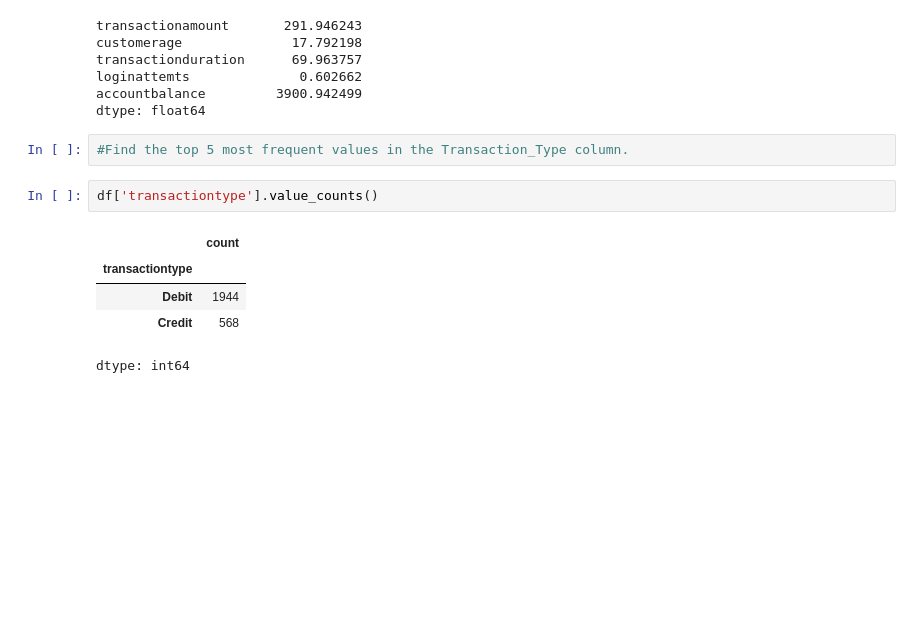
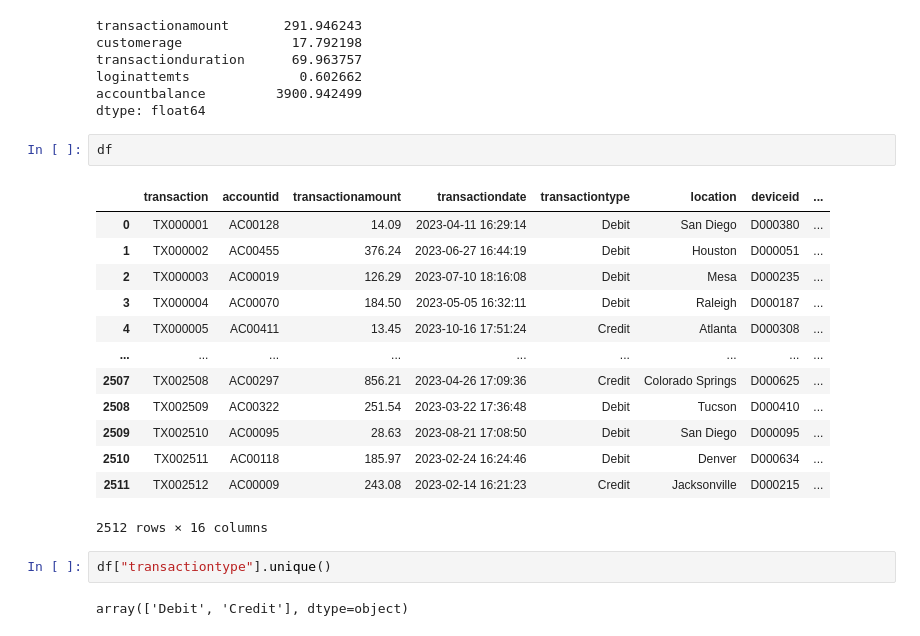
Before and after one commit to harivign/bank-transactions-ds-data-cleaning-and-data-visualization, a Jupyter notebook: bank_transactions_ds_practice_for_da_ml.ipynb, the cells around one changed output. Drawn from its saved outputs; the diff is of its cells as text; blank space fills up the shorter version.

```diff
--- a/bank_transactions_ds_practice_for_da_ml.ipynb
+++ b/bank_transactions_ds_practice_for_da_ml.ipynb
@@ -183,13 +183,23 @@ transactionduration      69.963757
 loginattemts              0.602662
 accountbalance         3900.942499
 dtype: float64
-# %%
-#Find the top 5 most frequent values in the Transaction_Type column.
+# %%
+df
+# %% [output]
+|  | transaction | accountid | transactionamount | transactiondate | transactiontype | location | deviceid | ... |
+| 0 | TX000001 | AC00128 | 14.09 | 2023-04-11 16:29:14 | Debit | San Diego | D000380 | ... |
+| 1 | TX000002 | AC00455 | 376.24 | 2023-06-27 16:44:19 | Debit | Houston | D000051 | ... |
+| 2 | TX000003 | AC00019 | 126.29 | 2023-07-10 18:16:08 | Debit | Mesa | D000235 | ... |
+| 3 | TX000004 | AC00070 | 184.50 | 2023-05-05 16:32:11 | Debit | Raleigh | D000187 | ... |
+| 4 | TX000005 | AC00411 | 13.45 | 2023-10-16 17:51:24 | Credit | Atlanta | D000308 | ... |
+| ... | ... | ... | ... | ... | ... | ... | ... | ... |
+| 2507 | TX002508 | AC00297 | 856.21 | 2023-04-26 17:09:36 | Credit | Colorado Springs | D000625 | ... |
+| 2508 | TX002509 | AC00322 | 251.54 | 2023-03-22 17:36:48 | Debit | Tucson | D000410 | ... |
+| 2509 | TX002510 | AC00095 | 28.63 | 2023-08-21 17:08:50 | Debit | San Diego | D000095 | ... |
+| 2510 | TX002511 | AC00118 | 185.97 | 2023-02-24 16:24:46 | Debit | Denver | D000634 | ... |
+| 2511 | TX002512 | AC00009 | 243.08 | 2023-02-14 16:21:23 | Credit | Jacksonville | D000215 | ... |
+2512 rows × 16 columns
 # %%
-df['transactiontype'].value_counts()
+df["transactiontype"].unique()
 # %% [output]
-|  | count |
-| transactiontype |  |
-| Debit | 1944 |
-| Credit | 568 |
-dtype: int64
+array(['Debit', 'Credit'], dtype=object)
```
